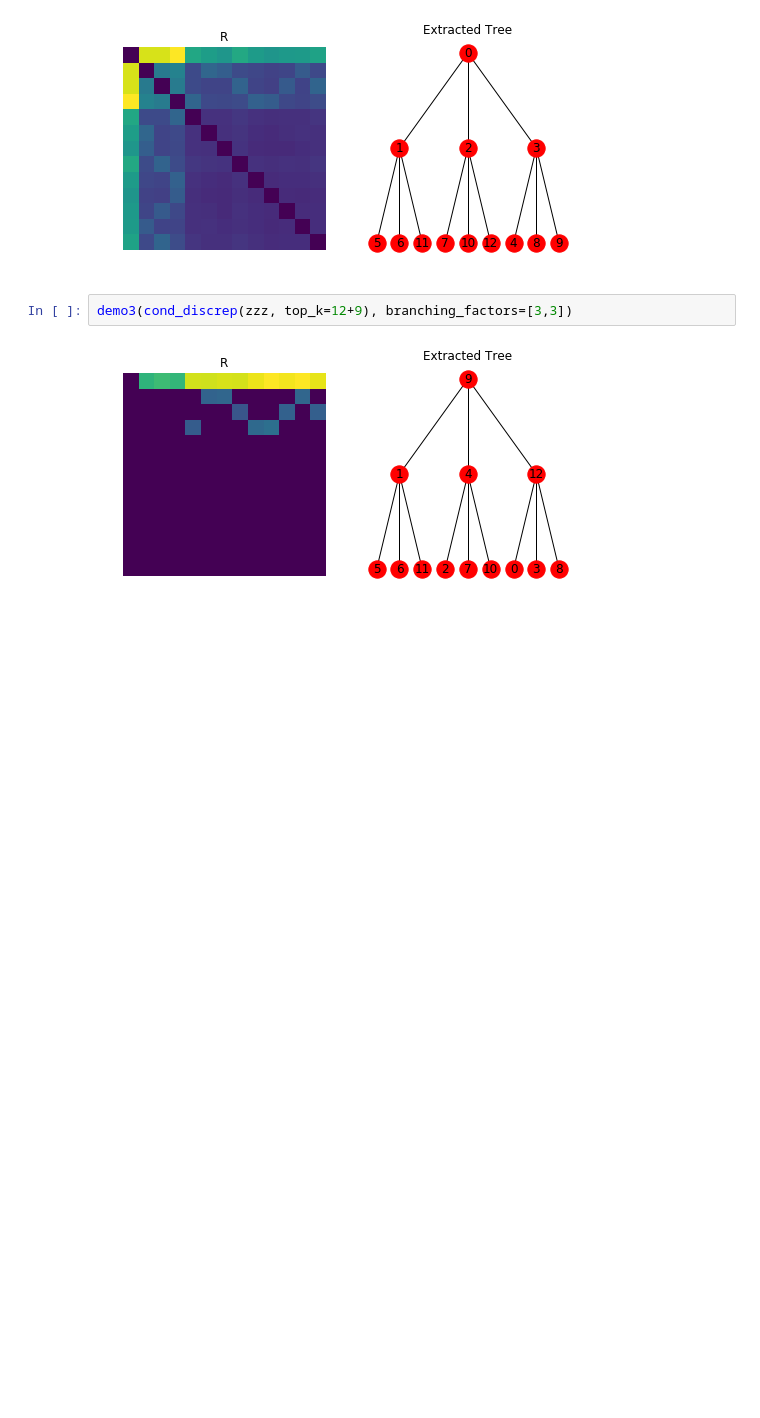
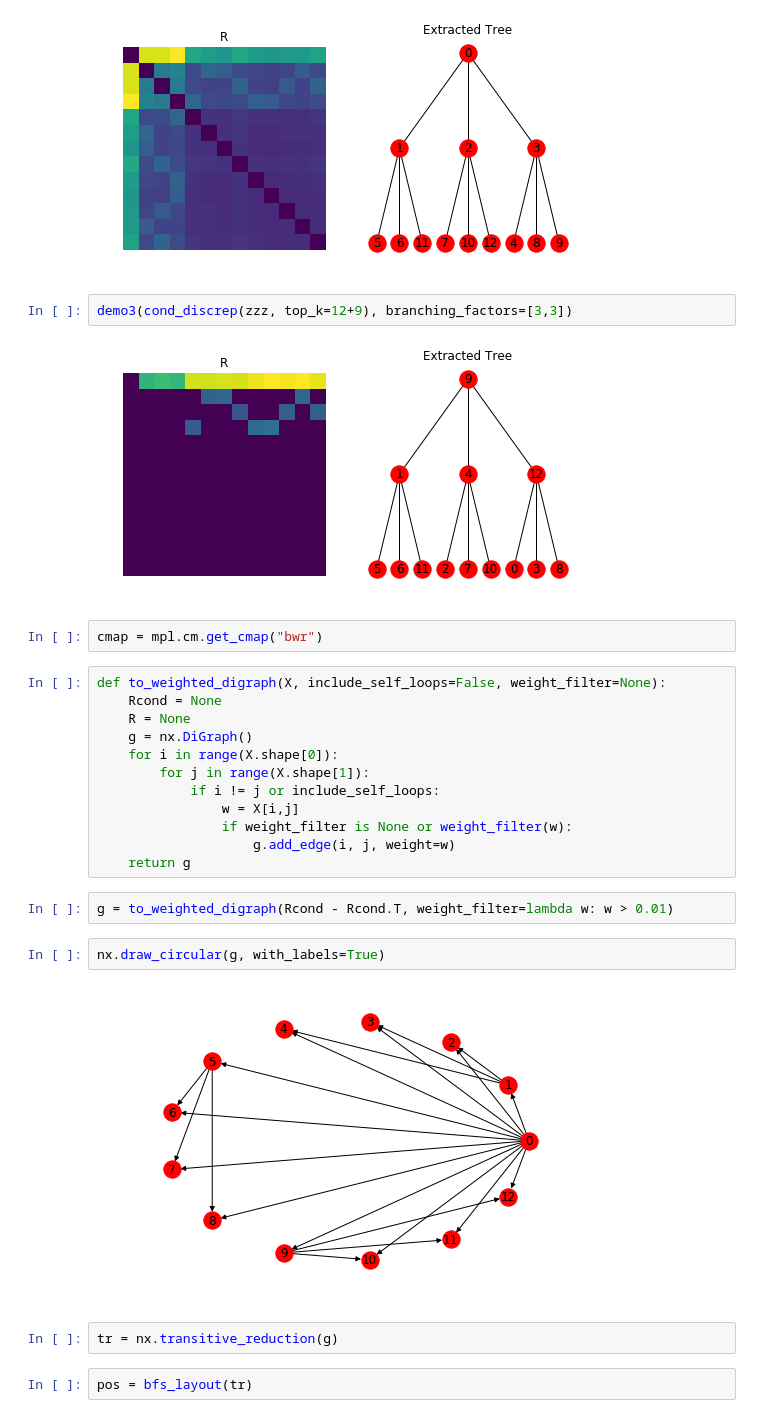
Before and after one commit to aleveren/ucsd-research, a Jupyter notebook: simple-hier-topic-model/topic_cooccurrence.ipynb, the cells around one changed output. Cells and saved outputs as stored; diff of their text form; blank space fills up the shorter version.

Commit message:
Experiment with weighted digraph & transitive reduction

```diff
--- a/simple-hier-topic-model/topic_cooccurrence.ipynb
+++ b/simple-hier-topic-model/topic_cooccurrence.ipynb
@@ -514,3 +515,27 @@ demo3(zzz, branching_factors=[3,3])
 demo3(cond_discrep(zzz, top_k=12+9), branching_factors=[3,3])
 # %% [output]
 [figure]
+# %%
+cmap = mpl.cm.get_cmap("bwr")
+# %%
+def to_weighted_digraph(X, include_self_loops=False, weight_filter=None):
+    Rcond = None
+    R = None
+    g = nx.DiGraph()
+    for i in range(X.shape[0]):
+        for j in range(X.shape[1]):
+            if i != j or include_self_loops:
+                w = X[i,j]
+                if weight_filter is None or weight_filter(w):
+                    g.add_edge(i, j, weight=w)
+    return g
+# %%
+g = to_weighted_digraph(Rcond - Rcond.T, weight_filter=lambda w: w > 0.01)
+# %%
+nx.draw_circular(g, with_labels=True)
+# %% [output]
+[figure, added]
+# %%
+tr = nx.transitive_reduction(g)
+# %%
+pos = bfs_layout(tr)
```
Also changed, not shown: parts of 2 cells of this notebook.
